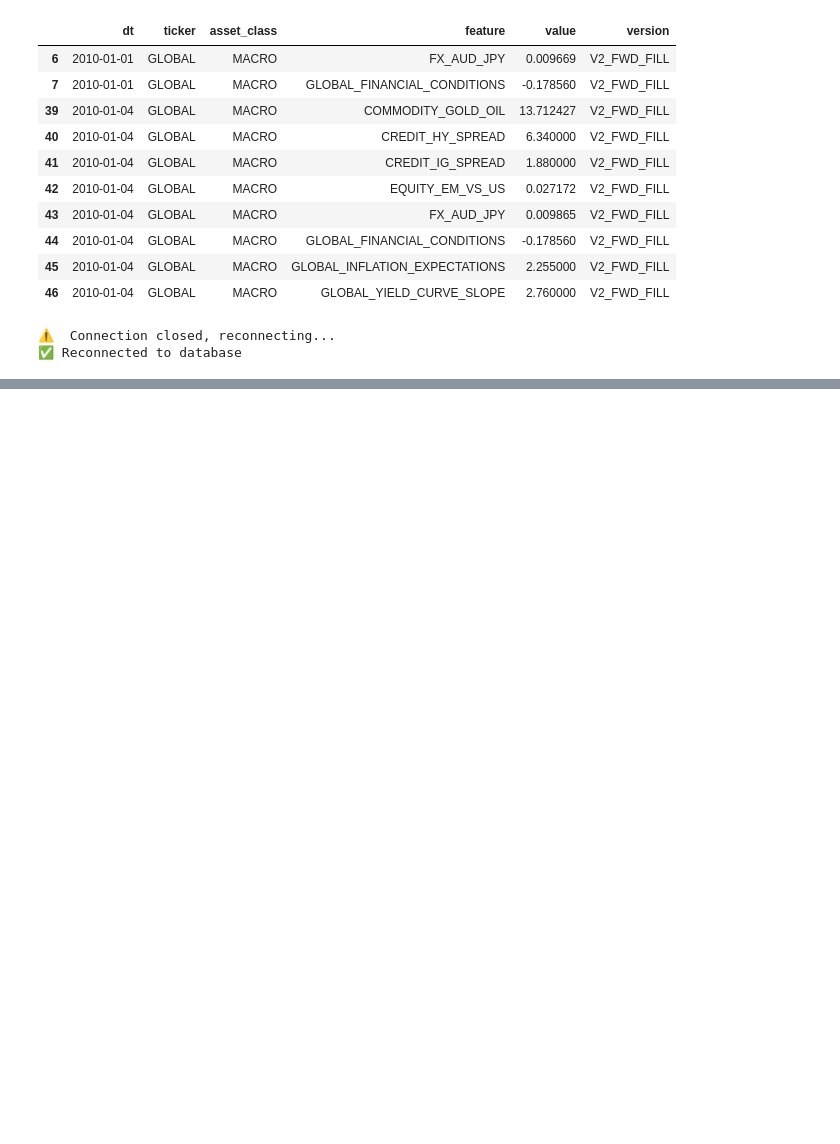
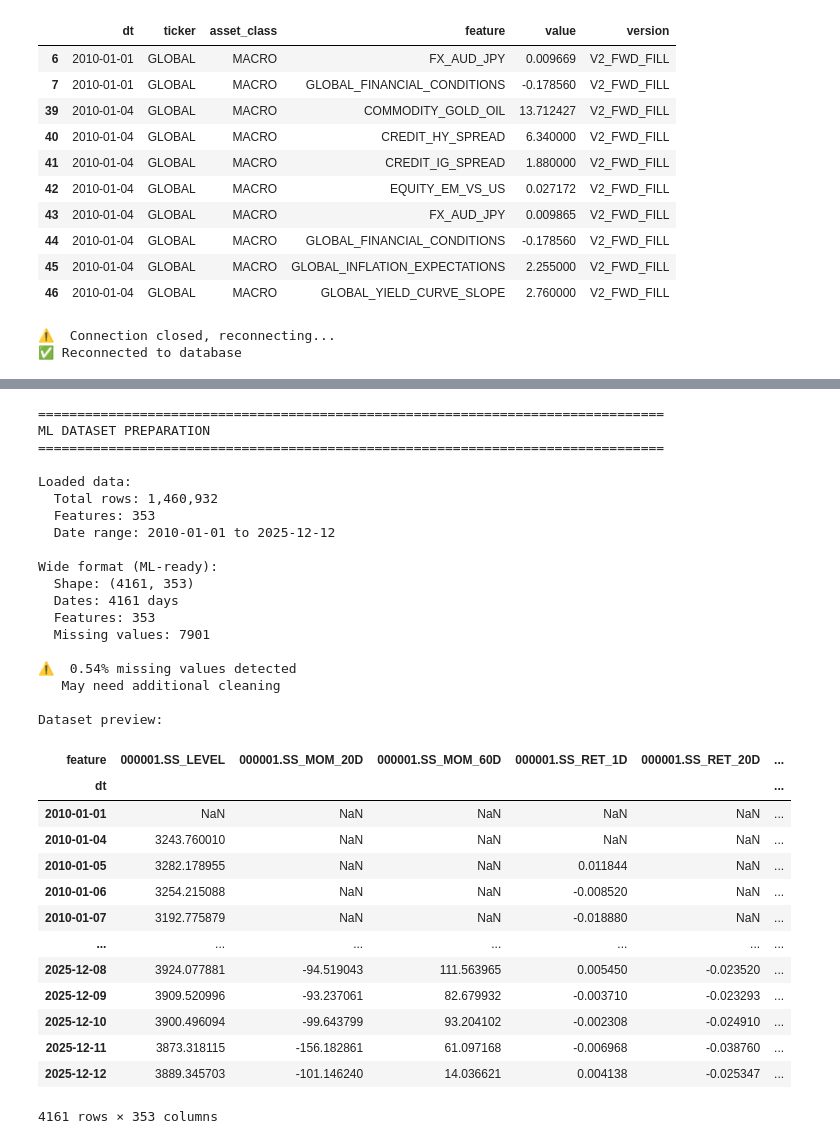
Before and after one commit to amitchell-thomson/macro-regime-engine, a Jupyter notebook: src/features/feature_engineering.ipynb, the cells around one changed output, grey strips where cells are left out. Drawn from its saved outputs; the diff is of its cells as text; code cells hidden in the pictures; blank space fills up the shorter version.

```diff
--- a/src/features/feature_engineering.ipynb
+++ b/src/features/feature_engineering.ipynb
@@ -658,0 +589,72 @@ Database connection closed
+# %%
+# 7. Prepare ML-Ready Dataset
+# Use core features to create a complete, wide-format dataset
+
+print("=" * 80)
+print("ML DATASET PREPARATION")
+print("=" * 80)
+
+# Load features filtered to core set
+df_ml = get_features(conn, version='V2_FWD_FILL')
+df_ml = df_ml[df_ml['feature'].isin(core_features)]
+
+print(f"\nLoaded data:")
+print(f"  Total rows: {len(df_ml):,}")
+print(f"  Features: {df_ml['feature'].nunique()}")  # type: ignore
+print(f"  Date range: {df_ml['dt'].min()} to {df_ml['dt'].max()}")
+
+# Convert to wide format for ML
+df_wide = df_ml.pivot(index='dt', columns='feature', values='value')
+
+print(f"\nWide format (ML-ready):")
+print(f"  Shape: {df_wide.shape}")
+print(f"  Dates: {len(df_wide)} days")
+print(f"  Features: {len(df_wide.columns)}")
+print(f"  Missing values: {df_wide.isna().sum().sum()}")
+
+# Validate
+if df_wide.isna().sum().sum() == 0:
+    print("\n✅ DATASET IS CLEAN: No missing values!")
+    print("   Ready for machine learning models")
+else:
+    missing_pct = (df_wide.isna().sum().sum() / (df_wide.shape[0] * df_wide.shape[1])) * 100
+    print(f"\n⚠️  {missing_pct:.2f}% missing values detected")
+    print("   May need additional cleaning")
+
+# Show sample
+print(f"\nDataset preview:")
+df_wide
+# %% [output]
+================================================================================
+ML DATASET PREPARATION
+================================================================================
+
+Loaded data:
+  Total rows: 1,460,932
+  Features: 353
+  Date range: 2010-01-01 to 2025-12-12
+
+Wide format (ML-ready):
+  Shape: (4161, 353)
+  Dates: 4161 days
+  Features: 353
+  Missing values: 7901
+
+⚠️  0.54% missing values detected
+   May need additional cleaning
+
+Dataset preview:
+| feature | 000001.SS_LEVEL | 000001.SS_MOM_20D | 000001.SS_MOM_60D | 000001.SS_RET_1D | 000001.SS_RET_20D | ... |
+| dt |  |  |  |  |  | ... |
+| 2010-01-01 | NaN | NaN | NaN | NaN | NaN | ... |
+| 2010-01-04 | 3243.760010 | NaN | NaN | NaN | NaN | ... |
+| 2010-01-05 | 3282.178955 | NaN | NaN | 0.011844 | NaN | ... |
+| 2010-01-06 | 3254.215088 | NaN | NaN | -0.008520 | NaN | ... |
+| 2010-01-07 | 3192.775879 | NaN | NaN | -0.018880 | NaN | ... |
+| ... | ... | ... | ... | ... | ... | ... |
+| 2025-12-08 | 3924.077881 | -94.519043 | 111.563965 | 0.005450 | -0.023520 | ... |
+| 2025-12-09 | 3909.520996 | -93.237061 | 82.679932 | -0.003710 | -0.023293 | ... |
+| 2025-12-10 | 3900.496094 | -99.643799 | 93.204102 | -0.002308 | -0.024910 | ... |
+| 2025-12-11 | 3873.318115 | -156.182861 | 61.097168 | -0.006968 | -0.038760 | ... |
+| 2025-12-12 | 3889.345703 | -101.146240 | 14.036621 | 0.004138 | -0.025347 | ... |
+4161 rows × 353 columns
```
Also changed, not shown: parts of 18 cells of this notebook, 3 other files.
